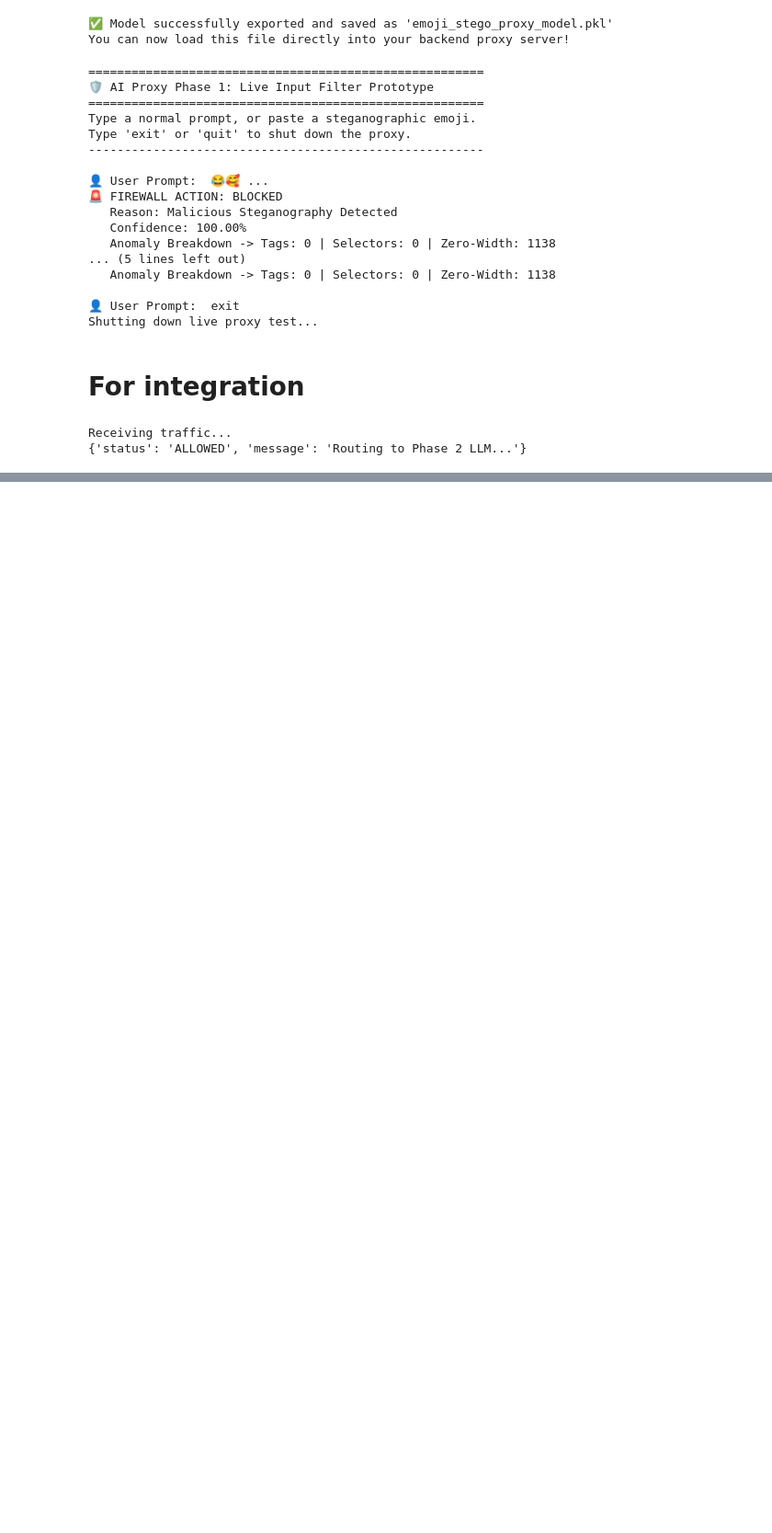
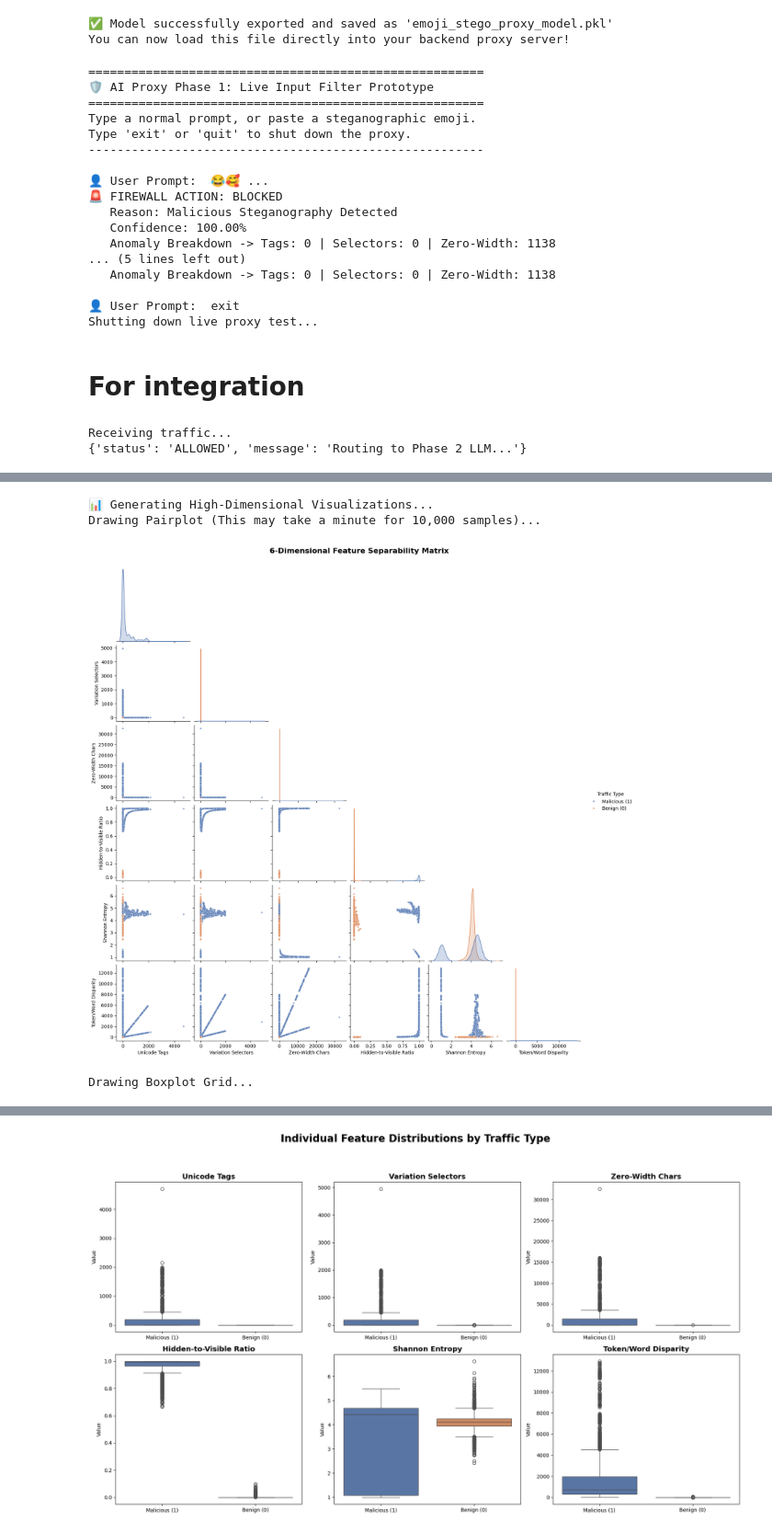
Before and after one commit to Mariem1974/AI-Proxy, a Jupyter notebook: emojilastversion.ipynb, the cells around one changed output, grey strips where cells are left out. Shown at 92% size. Cells and saved outputs as stored; diff of their text form; code cells hidden in the pictures; blank space fills up the shorter version.

```diff
--- a/emojilastversion.ipynb
+++ b/emojilastversion.ipynb
@@ -387,0 +443,72 @@ Receiving traffic...
+# %%
+import matplotlib.pyplot as plt
+import seaborn as sns
+
+print("📊 Generating High-Dimensional Visualizations...")
+
+# 1. Expand df_plot to include ALL 6 features
+df_plot = pd.DataFrame({
+    'Unicode Tags': df['features'].apply(lambda x: x[0]),
+    'Variation Selectors': df['features'].apply(lambda x: x[1]),
+    'Zero-Width Chars': df['features'].apply(lambda x: x[2]),
+    'Hidden-to-Visible Ratio': df['features'].apply(lambda x: x[3]),
+    'Shannon Entropy': df['features'].apply(lambda x: x[4]),
+    'Token/Word Disparity': df['features'].apply(lambda x: x[5]),
+    'Traffic Type': df['label'].map({0: 'Benign (0)', 1: 'Malicious (1)'})
+})
+
+# ==========================================
+# Visualization 1: The Master Scatter Matrix (Pairplot)
+# ==========================================
+print("Drawing Pairplot (This may take a minute for 10,000 samples)...")
+# We use corner=True to remove duplicate mirrored plots and save space
+sns.pairplot(
+    df_plot,
+    hue='Traffic Type',
+    palette=['#4C72B0', '#DD8452'],
+    corner=True,
+    plot_kws={'alpha': 0.6, 's': 15}, # Make points slightly transparent
+    diag_kind='kde' # Show smooth distribution curves on the diagonal
+)
+plt.suptitle("6-Dimensional Feature Separability Matrix", y=1.02, fontsize=16, fontweight='bold')
+plt.show()
+
+# ==========================================
+# Visualization 2: Distribution Grid (Boxplots)
+# ==========================================
+print("Drawing Boxplot Grid...")
+
+# Set up a 2-row by 3-column grid of subplots
+fig, axes = plt.subplots(nrows=2, ncols=3, figsize=(18, 10))
+fig.suptitle('Individual Feature Distributions by Traffic Type', fontsize=20, fontweight='bold', y=1.05)
+
+# List of the 6 features we want to plot
+features = [
+    'Unicode Tags', 'Variation Selectors', 'Zero-Width Chars',
+    'Hidden-to-Visible Ratio', 'Shannon Entropy', 'Token/Word Disparity'
+]
+
+# Loop through each feature and plot it in the correct grid slot
+for i, feature in enumerate(features):
+    row = i // 3  # Determines if it goes in the top row (0) or bottom row (1)
+    col = i % 3   # Determines the column (0, 1, or 2)
+
+    sns.boxplot(
+        data=df_plot,
+        x='Traffic Type',
+        y=feature,
+        ax=axes[row, col],
+        palette=['#4C72B0', '#DD8452']
+    )
+
+    axes[row, col].set_title(feature, fontsize=14, fontweight='bold')
+    axes[row, col].set_xlabel('')
+    axes[row, col].set_ylabel('Value')
+
+plt.tight_layout()
+plt.show()
+# %% [output]
+📊 Generating High-Dimensional Visualizations...
+Drawing Pairplot (This may take a minute for 10,000 samples)...
+[figure, added]
+Drawing Boxplot Grid...
@@ -387,0 +532 @@ Receiving traffic...
+[figure, added]
```
Also changed, not shown: parts of 10 cells of this notebook.
